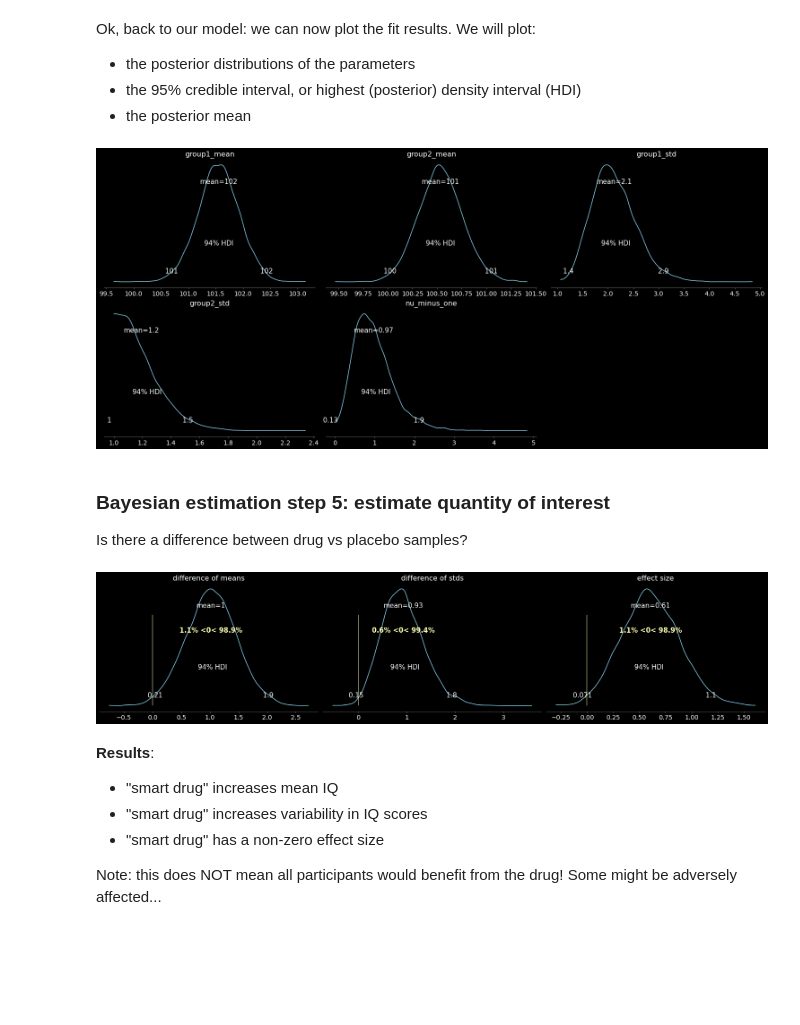
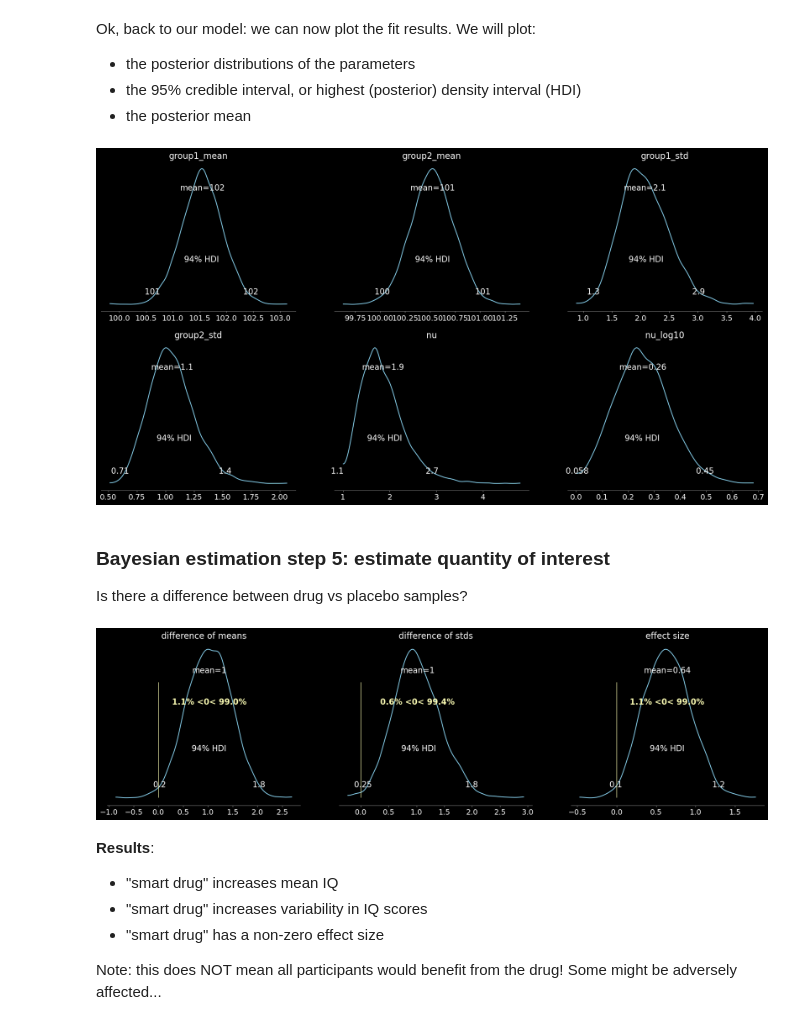
Before and after one commit to BlohmLab/NSCI801-QuantNeuro, a Jupyter notebook: NSCI801_Bayesian-stats.ipynb, the cells around one changed output. Drawn from its saved outputs; the diff is of its cells as text; code cells hidden in the pictures; blank space fills up the shorter version.

```diff
--- a/NSCI801_Bayesian-stats.ipynb
+++ b/NSCI801_Bayesian-stats.ipynb
@@ -200,12 +205,12 @@ Since the means are real-valued, let's apply a normally distributed prior. Let's
 Importantly, this prior will **NOT** favour one over the other *a priori*. So let's start creating our statistical model...
 # %%
 # prior over the mean
-mu_m = y.value.mean()
-mu_s = y.value.std() * 2
+mu_m = indv.iq.mean()
+mu_s = indv.iq.std() * 2
 
 with pm.Model() as model:
-    group1_mean = pm.Normal('group1_mean', mu=mu_m, sd=mu_s)
-    group2_mean = pm.Normal('group2_mean', mu=mu_m, sd=mu_s)
+    group1_mean = pm.Normal("group1_mean", mu=mu_m, sigma=mu_s)
+    group2_mean = pm.Normal("group2_mean", mu=mu_m, sigma=mu_s)
 # %% [markdown]
 Let's give the group standard deviations a uniform prior over a plausible range of values for the variability of the outcome variable
 # %%
@@ -261,5 +270,5 @@ with model:
 This is now super simple thanks to Python magic...
 # %%
 with model:
-    trace = pm.sample(2000)
+    idata = pm.sample()
 # %% [output]
@@ -279,24 +290,25 @@ Ok, back to our model: we can now plot the fit results. We will plot:
 * the 95% credible interval, or highest (posterior) density interval (HDI)
 * the posterior mean
 # %%
-pm.plot_posterior(
-    trace,
-    var_names=["group1_mean", "group2_mean", "group1_std", "group2_std", "nu_minus_one"],
-    color="#87ceeb",);
+az.plot_posterior(
+    idata,
+    var_names=["group1_mean", "group2_mean", "group1_std", "group2_std", "nu", "nu_log10"],
+    color="#87ceeb",
+);
 # %% [output]
-[figure, old version]
+[figure, new version]
 # %% [markdown]
 ### Bayesian estimation step 5: estimate quantity of interest
 Is there a difference between drug vs placebo samples?
 # %%
-pm.plot_posterior(
-    trace,
+az.plot_posterior(
+    idata,
     var_names=["difference of means", "difference of stds", "effect size"],
     ref_val=0,
     color="#87ceeb",
 );
 # %% [output]
-[figure, old version]
+[figure, new version]
 # %% [markdown]
 **Results**:
 * "smart drug" increases mean IQ
```
Also changed, not shown: parts of 18 cells of this notebook.
